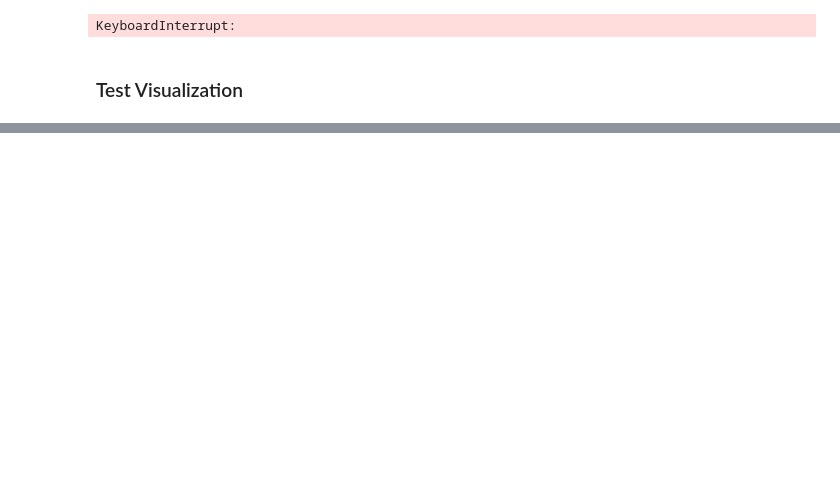
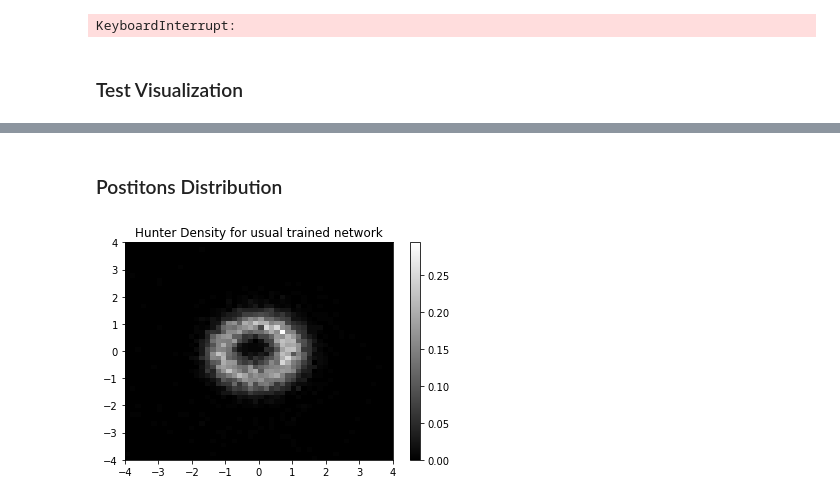
Before and after one commit to egornuzhin/hunter_learning, a Jupyter notebook: grouped_clastering_rl_hl.ipynb, the cells around one changed output, grey strips where cells are left out. Drawn from its saved outputs; the diff is of its cells as text; code cells hidden in the pictures; blank space fills up the shorter version.

```diff
--- a/rl_hunter_larning_grouped_clastering.ipynb
+++ b/grouped_clastering_rl_hl.ipynb
@@ -145,0 +231,22 @@ KeyboardInterrupt:
+# %% [markdown]
+### Postitons Distribution
+# %%
+def show_hunter_density(env, policy, title):
+    env.reset()
+    for _ in range(1000):
+        policy(torch.Tensor(env.state))
+        action,_ = policy.sample_action()
+        env.step(action)
+
+    normalized_trajectory = (env.hunter_trajectory - env.group_trajectory).reshape(-1,2)
+    hist, xedges, yedges = np.histogram2d(*normalized_trajectory.T, bins=50, range=[[-4, 4], [-4, 4]],normed = True)
+    plt.title(title)
+    plt.pcolor(xedges,yedges,hist,cmap = 'gray')
+    plt.colorbar()
+    plt.show()
+# %%
+%matplotlib inline
+env.external_force = 0
+show_hunter_density(env, trained_policy, title = 'Hunter Density for usual trained network')
+# %% [output]
+[figure, added]
```
Also changed, not shown: parts of 10 cells of this notebook, 6 other files.
